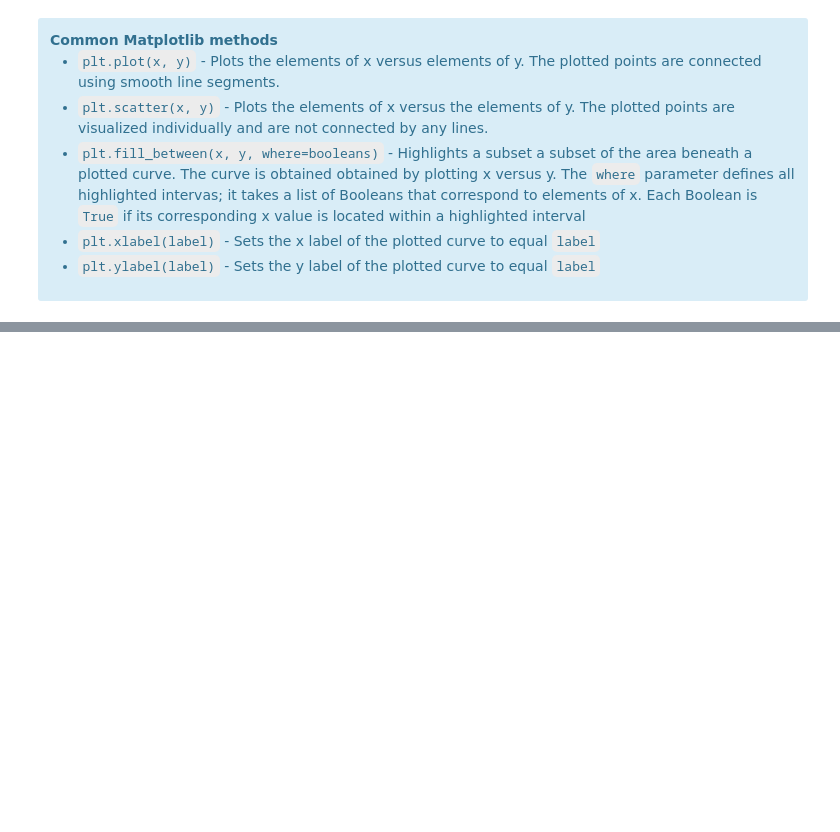
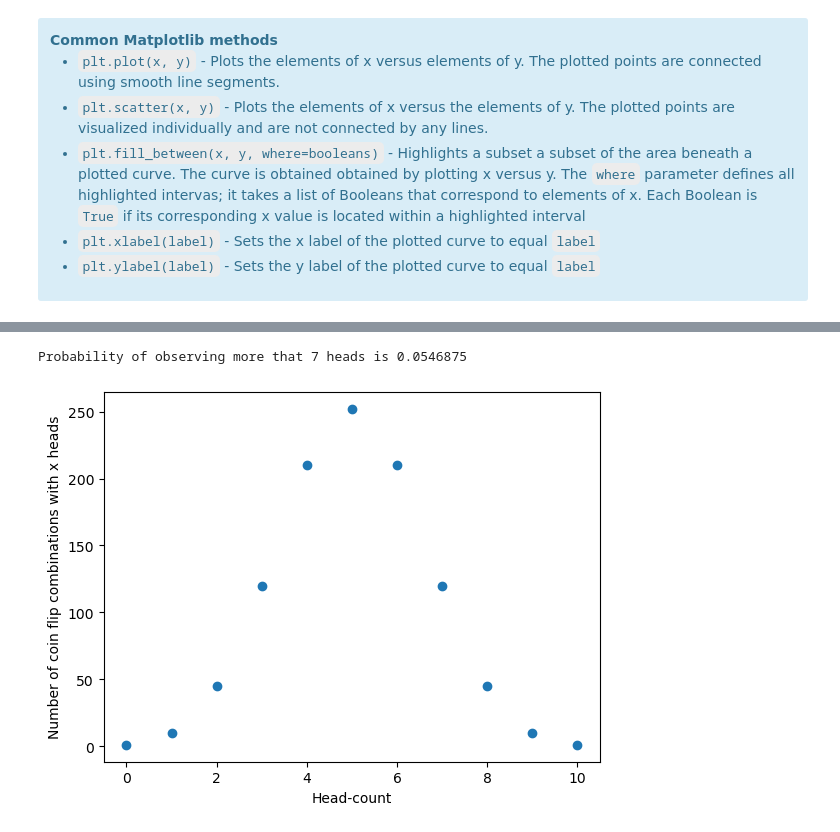
Before and after one commit to maxklr/ds_bookcamp, a Jupyter notebook: section_2.ipynb, the cells around one changed output, grey strips where cells are left out. Saved outputs shown, nothing was run; the diff lists cells and outputs as text; code cells hidden in the pictures; blank space fills up the shorter version.

```diff
--- a/section_2.ipynb
+++ b/section_2.ipynb
@@ -76,0 +81,17 @@ plt.show()
+# %%
+weighted_sample_space = generate_coin_sample_space(10)
+weighted_sample_space_20_flips = generate_coin_sample_space(20)
+# %%
+prob = compute_event_probability(lambda x: is_in_interval(x, 8, 10), weighted_sample_space)
+print(f"Probability of observing more that 7 heads is {prob}")
+# %% [output]
+Probability of observing more that 7 heads is 0.0546875
+# %%
+x_10_flips = list(weighted_sample_space.keys())
+y_10_flips = [weighted_sample_space[key] for key in x_10_flips]
+plt.scatter(x_10_flips, y_10_flips)
+plt.xlabel('Head-count')
+plt.ylabel('Number of coin flip combinations with x heads')
+plt.show()
+# %% [output]
+[figure, added]
```
Also changed, not shown: parts of 14 cells of this notebook.
